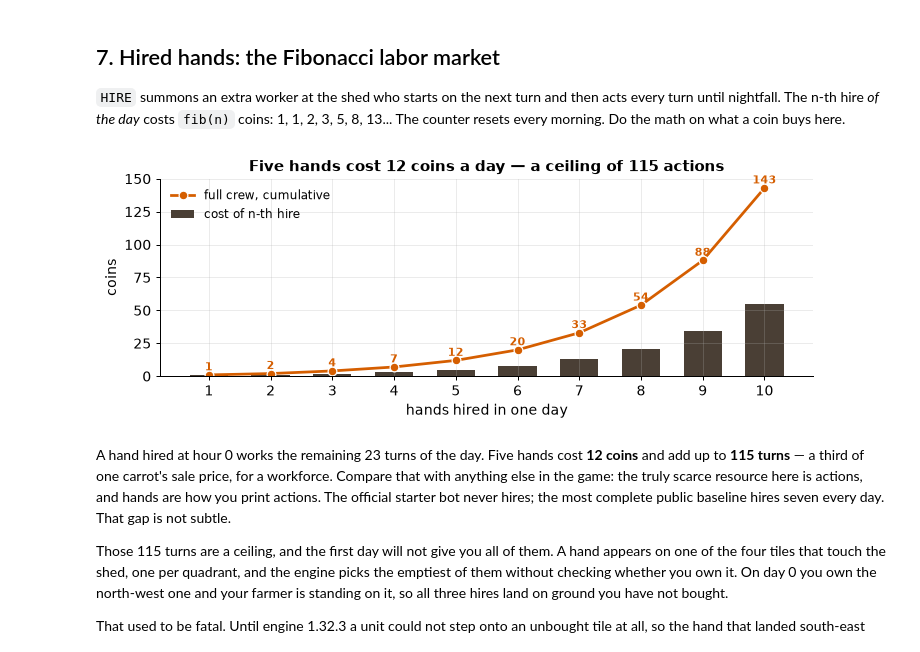
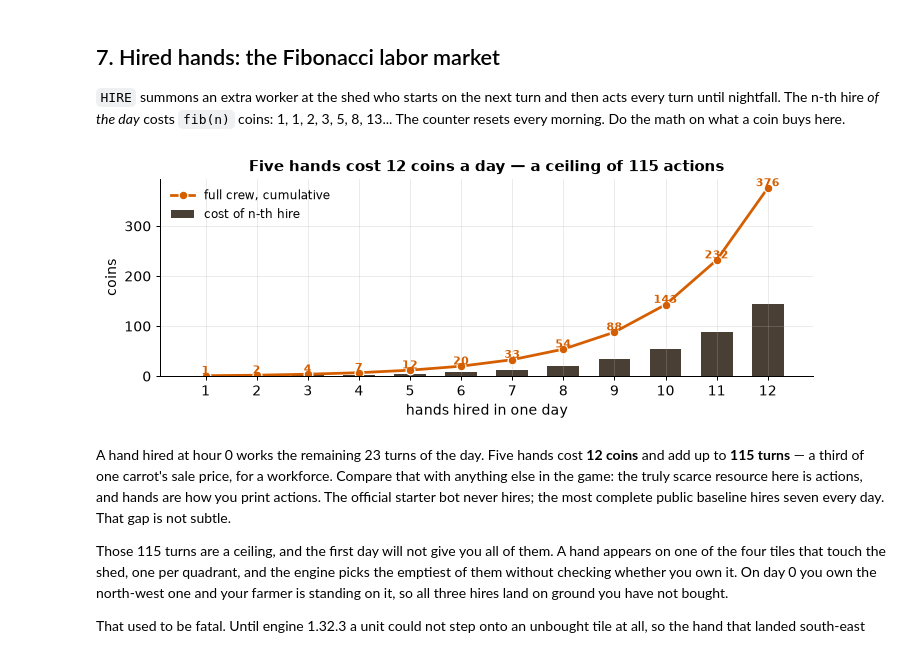
Before and after one commit to bravefe/Kaggriculture, a Jupyter notebook: kaggriculture-visualized-what-every-crop-pays.ipynb, the cells around one changed output. Drawn from its saved outputs; the diff is of its cells as text; code cells hidden in the pictures.

```diff
--- a/kaggriculture-visualized-what-every-crop-pays.ipynb
+++ b/kaggriculture-visualized-what-every-crop-pays.ipynb
@@ -691,26 +738,26 @@ counter resets every morning. Do the math on what a coin buys here.
 # %%
 def fib(n):
     a, b = 1, 1
     for _ in range(n):
         a, b = b, a + b
     return a
 
-n_hands = np.arange(1, 11)
+n_hands = np.arange(1, 13)
 costs = [fib(int(n) - 1) for n in n_hands]
 cum = np.cumsum(costs)
 
 fig, ax = plt.subplots(figsize=(8.2, 3.2))
 bars = ax.bar(n_hands, costs, color="#4A3F35", width=.62, label="cost of n-th hire")
 ax.plot(n_hands, cum, "-o", color=P1, lw=2.2, ms=7, mec="white", label="full crew, cumulative")
 for x, c in zip(n_hands, cum):
     ax.text(x, c + 3.5, str(int(c)), ha="center", fontsize=9, color=P1, weight="bold")
 ax.set_xticks(n_hands)
 ax.set_xlabel("hands hired in one day"); ax.set_ylabel("coins")
 ax.set_title("Five hands cost 12 coins a day — a ceiling of 115 actions")
 ax.legend(fontsize=9.5, frameon=False, loc="upper left")
 plt.tight_layout(); plt.show()
 # %% [output]
-[figure, old version]
+[figure, new version]
 # %% [markdown]
 A hand hired at hour 0 works the remaining 23 turns of the day. Five hands cost **12 coins** and
 add up to **115 turns** — a third of one carrot's sale price, for a workforce. Compare that with
```
Also changed, not shown: parts of 2 cells of this notebook, 5 other files.
